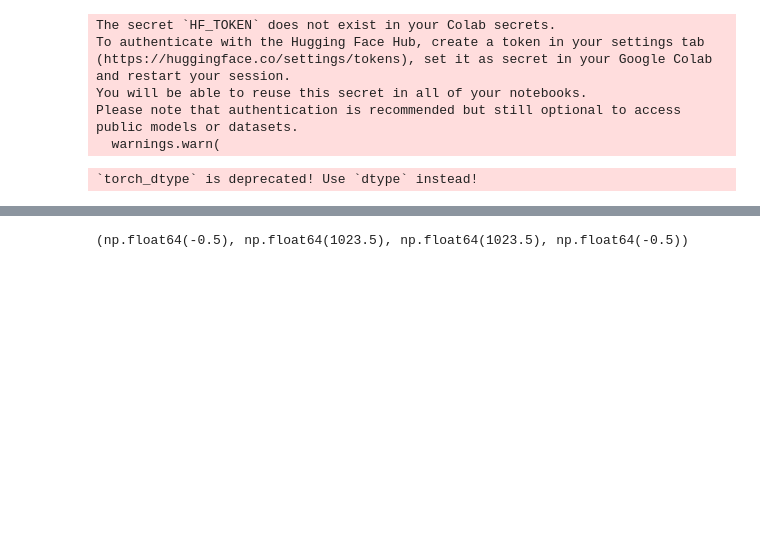
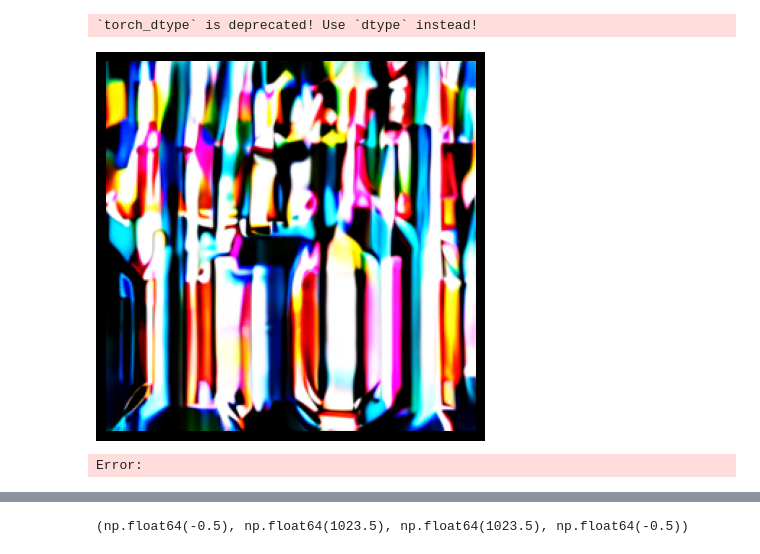
Before and after one commit to TheDarkAngel099/PGDAI_Text_To_Face, a Jupyter notebook: stable_diffusion_xl.ipynb, the cells around one changed output, grey strips where cells are left out. Saved outputs shown, nothing was run; the diff lists cells and outputs as text; code cells hidden in the pictures; blank space fills up the shorter version.

```diff
--- a/stable_diffusion_xl.ipynb
+++ b/stable_diffusion_xl.ipynb
@@ -6,14 +59,21 @@ plt.style.use('dark_background')
 # %%
-pipe = StableDiffusionXLPipeline.from_pretrained("stabilityai/stable-diffusion-xl-base-1.0", torch_dtype=torch.float16)
-pipe = pipe.to("cuda")
+pipe = StableDiffusionXLPipeline.from_pretrained(
+    "stabilityai/stable-diffusion-xl-base-1.0",
+    torch_dtype=torch.float16
+).to("cuda")
+pipe.enable_sequential_cpu_offload()
 # %% [output]
-The secret `HF_TOKEN` does not exist in your Colab secrets.
-To authenticate with the Hugging Face Hub, create a token in your settings tab (https://huggingface.co/settings/tokens), set it as secret in your Google Colab and restart your session.
-You will be able to reuse this secret in all of your notebooks.
-Please note that authentication is recommended but still optional to access public models or datasets.
-  warnings.warn(
+`torch_dtype` is deprecated! Use `dtype` instead!
-`torch_dtype` is deprecated! Use `dtype` instead!
 # %%
 prompt = "portrait of a young man with short hair"
-image = pipe(prompt).images[0]
+image = pipe(prompt, height=256, width=256).images[0]
 image.save("generated_face.png")
+plt.imshow(image)
+plt.axis('off')
+plt.show()
+# %% [output]
+[figure, added]
+# %%
+torch.cuda.empty_cache()
+# %% [output]
+Error:
```
Also changed, not shown: parts of 9 cells of this notebook, 2 other files.
